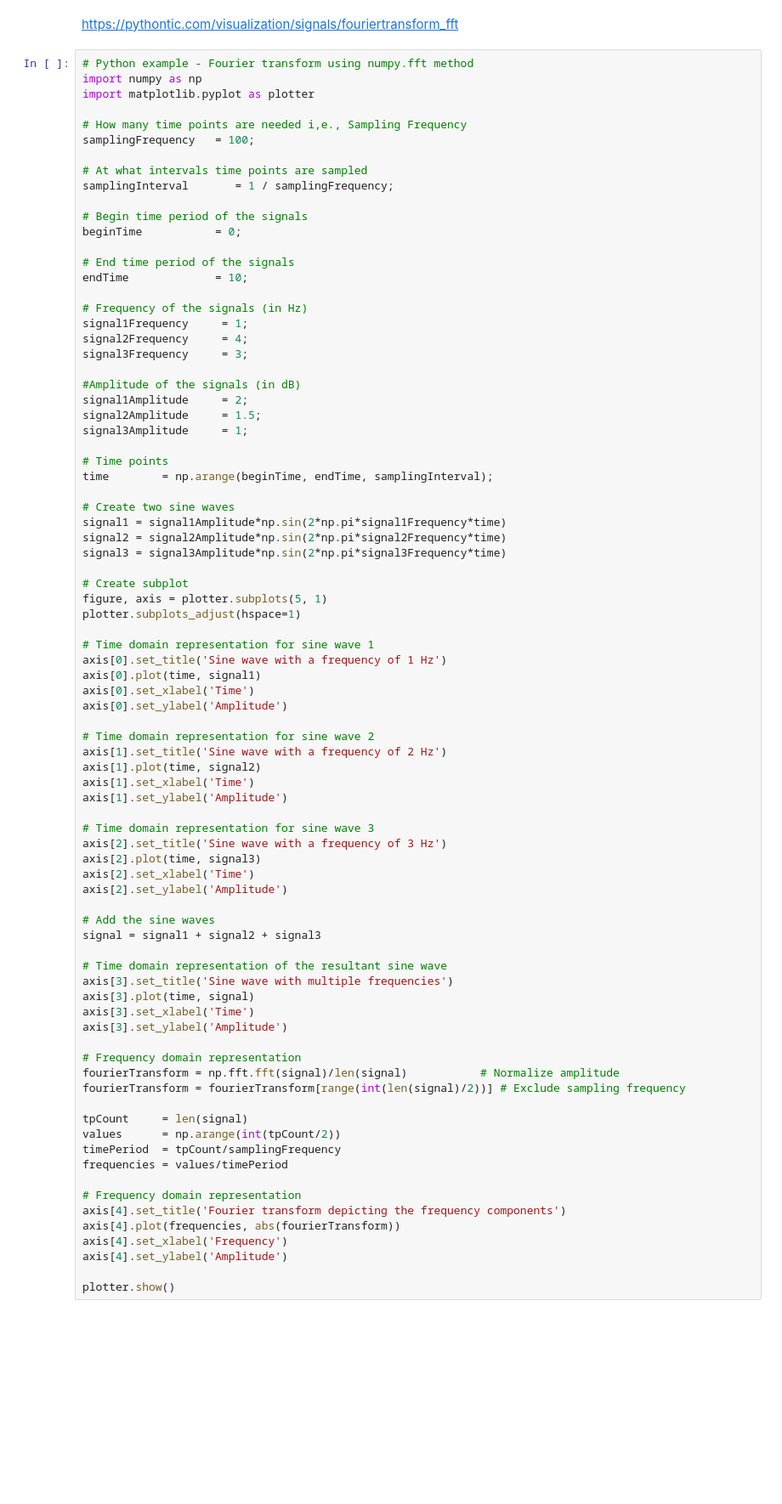
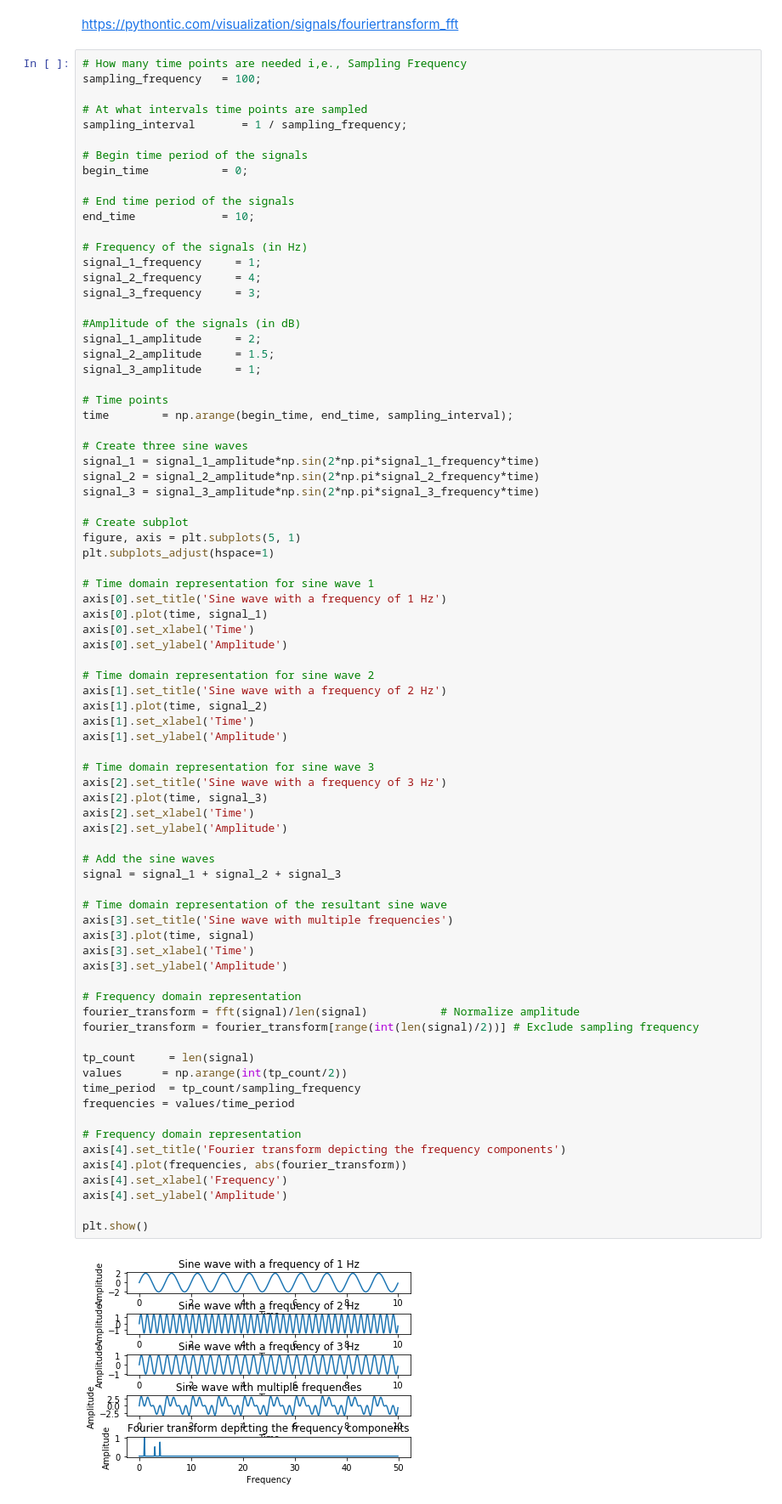
Before and after one commit to deiruch/AMt, a Jupyter notebook: FFT_Example.ipynb, the cells around one changed output. Shown at 85% size. Drawn from its saved outputs; the diff is of its cells as text; blank space fills up the shorter version.

```diff
--- a/FFT_Example.ipynb
+++ b/FFT_Example.ipynb
@@ -5,85 +7,83 @@ from scipy.io import wavfile as wav
 # %% [markdown]
 https://pythontic.com/visualization/signals/fouriertransform_fft
 # %%
-# Python example - Fourier transform using numpy.fft method
-import numpy as np
-import matplotlib.pyplot as plotter
-
 # How many time points are needed i,e., Sampling Frequency
-samplingFrequency   = 100;
+sampling_frequency   = 100;
 
 # At what intervals time points are sampled
-samplingInterval       = 1 / samplingFrequency;
+sampling_interval       = 1 / sampling_frequency;
 
 # Begin time period of the signals
-beginTime           = 0;
+begin_time           = 0;
 
 # End time period of the signals
-endTime             = 10;
+end_time             = 10;
 
 # Frequency of the signals (in Hz)
-signal1Frequency     = 1;
-signal2Frequency     = 4;
-signal3Frequency     = 3;
+signal_1_frequency     = 1;
+signal_2_frequency     = 4;
+signal_3_frequency     = 3;
 
 #Amplitude of the signals (in dB)
-signal1Amplitude     = 2;
-signal2Amplitude     = 1.5;
-signal3Amplitude     = 1;
+signal_1_amplitude     = 2;
+signal_2_amplitude     = 1.5;
+signal_3_amplitude     = 1;
 
 # Time points
-time        = np.arange(beginTime, endTime, samplingInterval);
+time        = np.arange(begin_time, end_time, sampling_interval);
 
-# Create two sine waves
-signal1 = signal1Amplitude*np.sin(2*np.pi*signal1Frequency*time)
-signal2 = signal2Amplitude*np.sin(2*np.pi*signal2Frequency*time)
-signal3 = signal3Amplitude*np.sin(2*np.pi*signal3Frequency*time)
+# Create three sine waves
+signal_1 = signal_1_amplitude*np.sin(2*np.pi*signal_1_frequency*time)
+signal_2 = signal_2_amplitude*np.sin(2*np.pi*signal_2_frequency*time)
+signal_3 = signal_3_amplitude*np.sin(2*np.pi*signal_3_frequency*time)
 
 # Create subplot
-figure, axis = plotter.subplots(5, 1)
-plotter.subplots_adjust(hspace=1)
+figure, axis = plt.subplots(5, 1)
+plt.subplots_adjust(hspace=1)
 
 # Time domain representation for sine wave 1
 axis[0].set_title('Sine wave with a frequency of 1 Hz')
-axis[0].plot(time, signal1)
+axis[0].plot(time, signal_1)
 axis[0].set_xlabel('Time')
 axis[0].set_ylabel('Amplitude')
 
 # Time domain representation for sine wave 2
 axis[1].set_title('Sine wave with a frequency of 2 Hz')
-axis[1].plot(time, signal2)
+axis[1].plot(time, signal_2)
 axis[1].set_xlabel('Time')
 axis[1].set_ylabel('Amplitude')
 
 # Time domain representation for sine wave 3
 axis[2].set_title('Sine wave with a frequency of 3 Hz')
-axis[2].plot(time, signal3)
+axis[2].plot(time, signal_3)
 axis[2].set_xlabel('Time')
 axis[2].set_ylabel('Amplitude')
 
 # Add the sine waves
-signal = signal1 + signal2 + signal3
+signal = signal_1 + signal_2 + signal_3
 
 # Time domain representation of the resultant sine wave
 axis[3].set_title('Sine wave with multiple frequencies')
 axis[3].plot(time, signal)
 axis[3].set_xlabel('Time')
 axis[3].set_ylabel('Amplitude')
 
 # Frequency domain representation
-fourierTransform = np.fft.fft(signal)/len(signal)           # Normalize amplitude
-fourierTransform = fourierTransform[range(int(len(signal)/2))] # Exclude sampling frequency
+fourier_transform = fft(signal)/len(signal)           # Normalize amplitude
+fourier_transform = fourier_transform[range(int(len(signal)/2))] # Exclude sampling frequency
 
-tpCount     = len(signal)
-values      = np.arange(int(tpCount/2))
-timePeriod  = tpCount/samplingFrequency
-frequencies = values/timePeriod
+tp_count     = len(signal)
+values      = np.arange(int(tp_count/2))
+time_period  = tp_count/sampling_frequency
+frequencies = values/time_period
 
 # Frequency domain representation
 axis[4].set_title('Fourier transform depicting the frequency components')
-axis[4].plot(frequencies, abs(fourierTransform))
+axis[4].plot(frequencies, abs(fourier_transform))
 axis[4].set_xlabel('Frequency')
 axis[4].set_ylabel('Amplitude')
 
-plotter.show()
+plt.show()
+# %% [output]
+[figure, added]
 # %%
```
Also changed, not shown: parts of 13 cells of this notebook, 1 other file.
